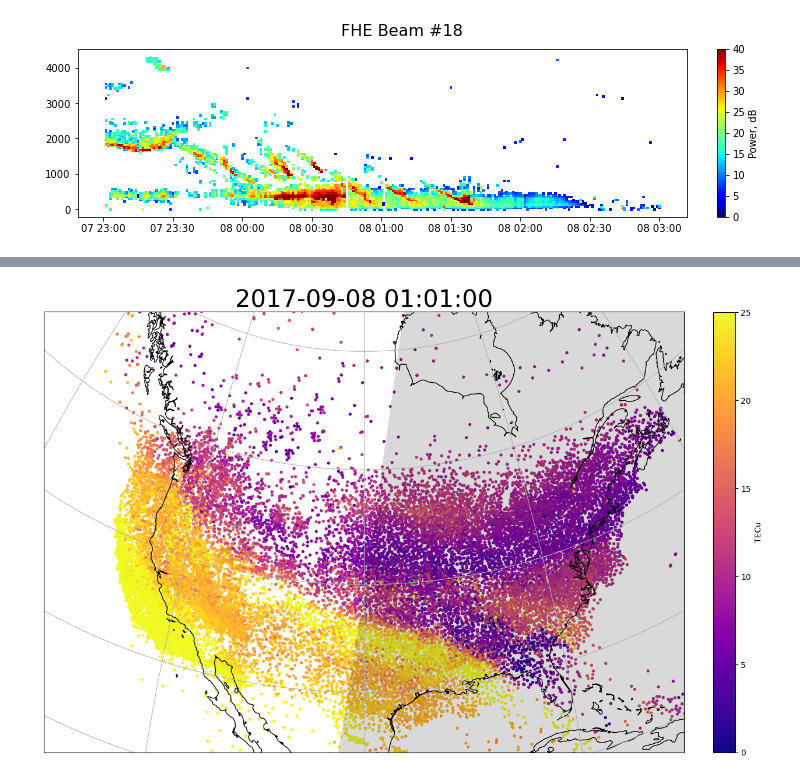
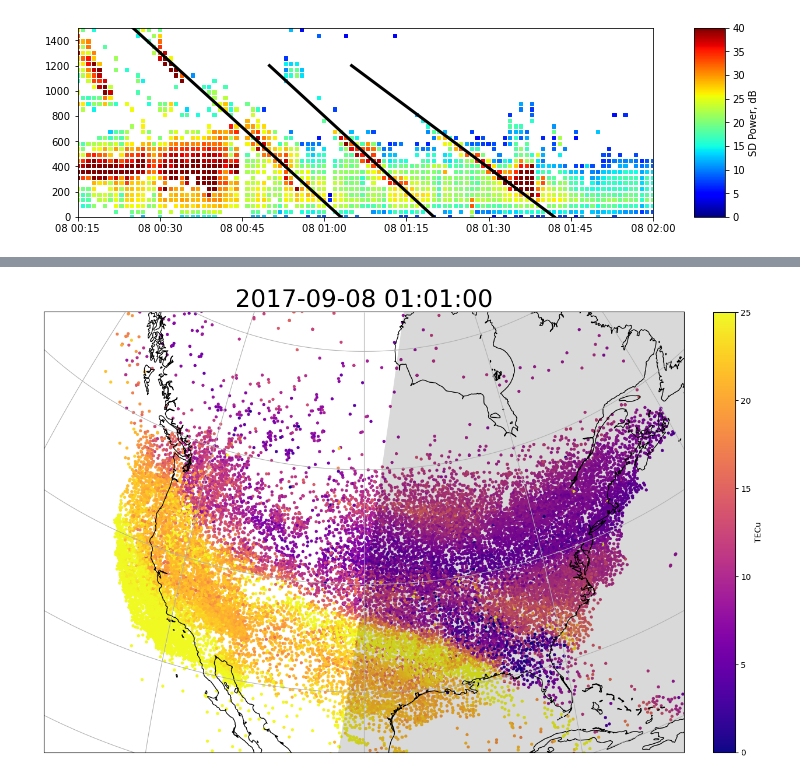
Before and after one commit to Ian-Kelley/TIDTEC, a Jupyter notebook: testing.ipynb, the cells around one changed output, grey strips where cells are left out. Cells and saved outputs as stored; diff of their text form; code cells hidden in the pictures.

Commit message:
better plotting

```diff
--- a/testing.ipynb
+++ b/testing.ipynb
@@ -110,17 +47,32 @@ _HdwInfo(stid=207, abbrev='cve', geographic=_Coord(lat=43.271, lon=-120.358, alt
 # %%
+def annotate(rad_df, startrange, endrange, start, end):
+    import pandas as pd
+    import matplotlib.pyplot as plt
 
-rad_df.slist = rad_df.slist * 45
-def powerplot(filename, maxrange=60):
-    rad_df = pd.read_pickle(filename)
-    code = filename[-9:-7]
+    rad_df.slist = rad_df.slist * 45
+
     fig, axs = plt.subplots(1, 1, constrained_layout=True, figsize=(10, 3))
-    beam_num = int(rad_df.bmnum.unique()[0])
-    fig.suptitle(radar.upper() + ' Beam #' + str(beam_num), fontsize=16)
-    plt.scatter(rad_df.time, rad_df.slist, c = rad_df.p_l, vmin = 0, vmax=40, cmap='jet', marker = 's', s=3)
-    cbar = plt.colorbar()
-    cbar.set_label('Power, dB')
+    a1 = axs.scatter(rad_df.time, rad_df.slist, c = rad_df.p_l, vmin = 0, vmax=40, cmap='jet', marker = 's', s=10)
 
-powerplot('radar_2017-09-07cve18.pkl')
+
+    #formatting
+    cbar = fig.colorbar(a1)
+    cbar.set_label('SD Power, dB')
+    axs.set_xlim([start, end])
+    axs.set_ylim([startrange, endrange])
+
+    #annotations
+    #line 1
+    x1, y1 = [dt.datetime(2017, 9, 8, 0, 20), dt.datetime(2017, 9, 8, 1, 3)], [1700, 0]
+    x2, y2 = [dt.datetime(2017, 9, 8, 0, 50), dt.datetime(2017, 9, 8, 1, 20)], [1200, 0]
+    x3, y3 = [dt.datetime(2017, 9, 8, 1, 5), dt.datetime(2017, 9, 8, 1, 42)], [1200, 0]
+    plt.plot(x1, y1, c='k', linewidth = 3)
+    plt.plot(x2, y2, c='k', linewidth = 3)
+    plt.plot(x3, y3, c='k', linewidth = 3)
+
+
+rad_df = pd.read_pickle('radar_2017-09-07cve18.pkl')
+annotate(rad_df, 0, 1500,  dt.datetime(2017, 9, 8, 0, 15),  dt.datetime(2017, 9, 8, 2))
 # %% [output]
-[figure, old version]
+[figure, new version]
 # %%
```
Also changed, not shown: parts of 7 cells of this notebook, 1 other file.
